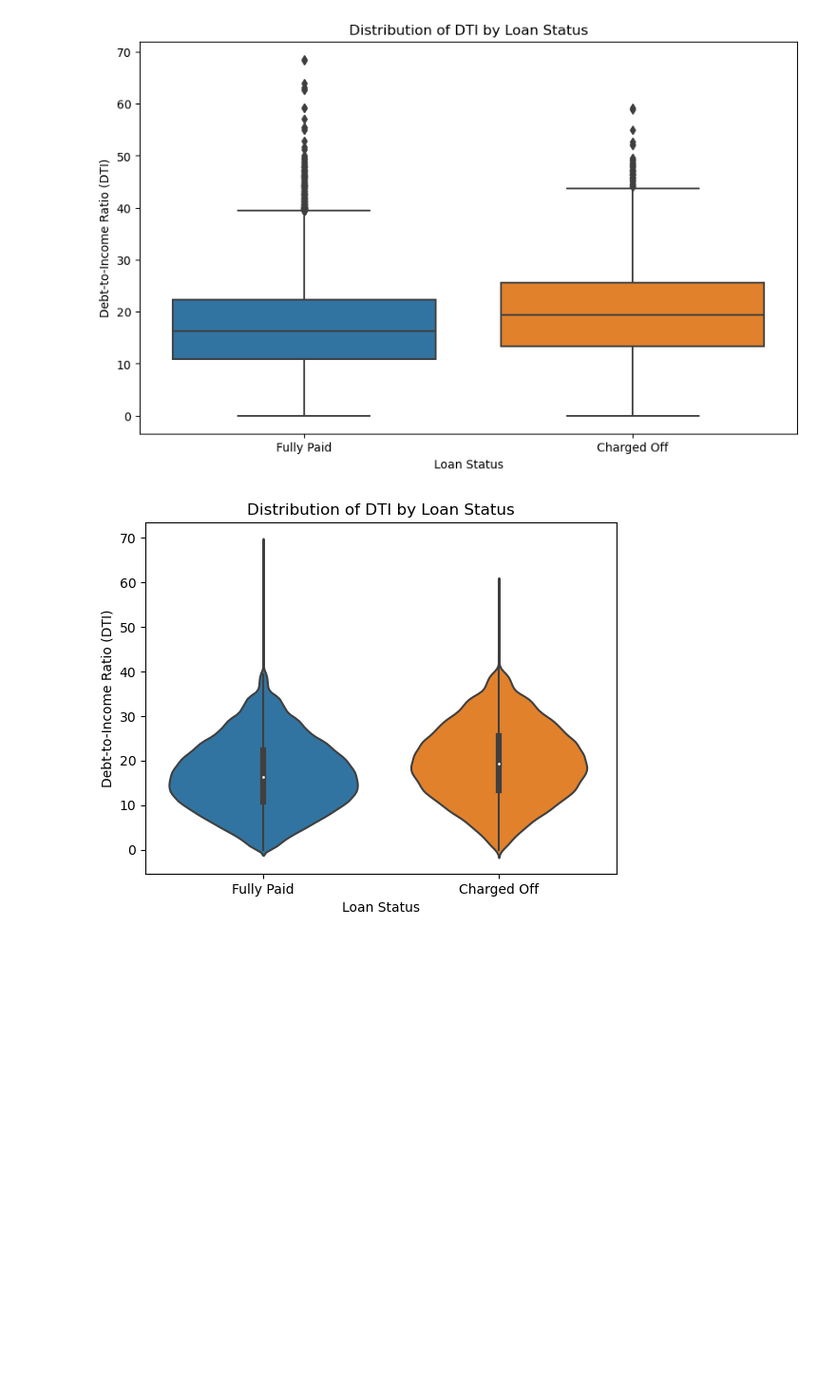
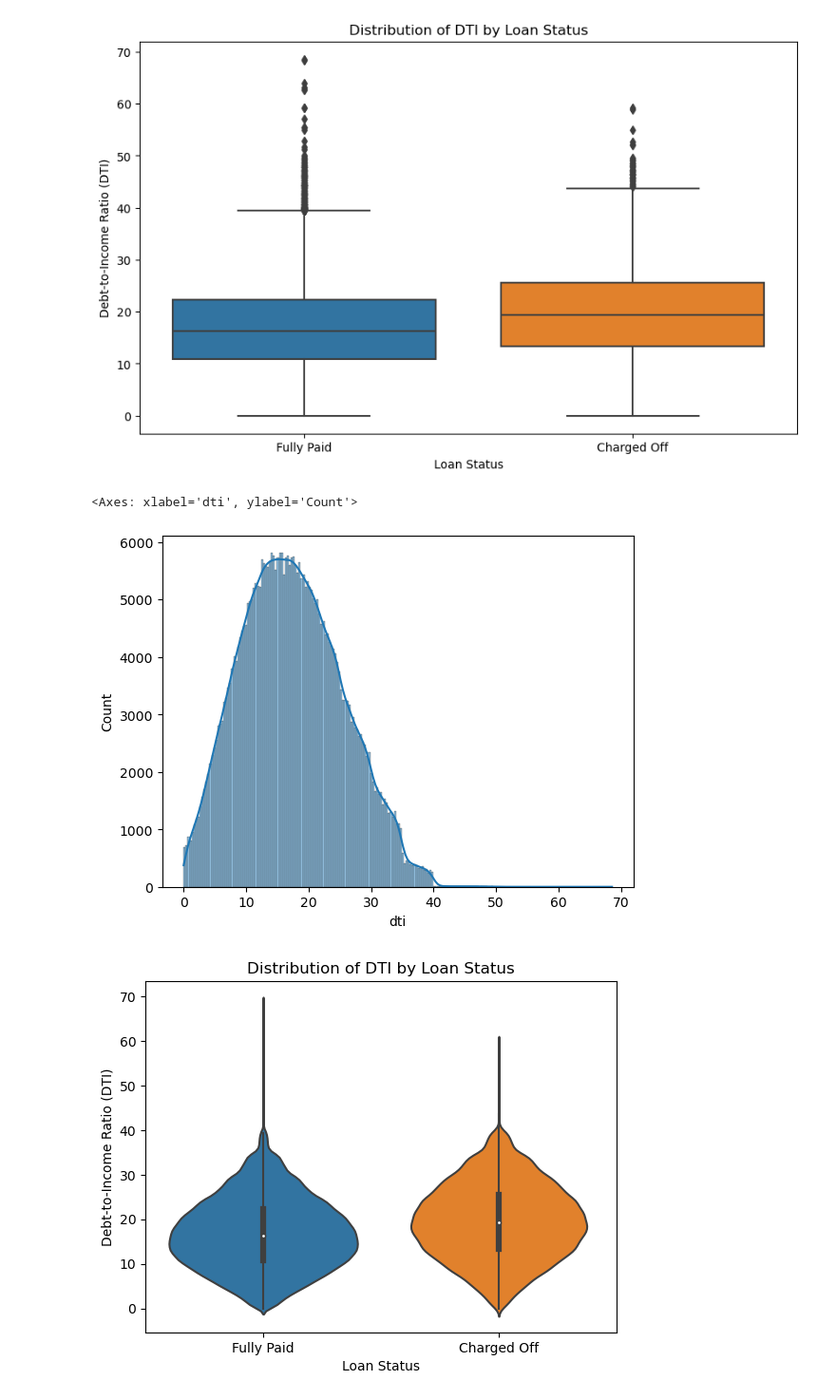
Before and after one commit to SaadNasir92/Group_project_1_SMU, a Jupyter notebook: sn_discovery.ipynb, the cells around one changed output. Shown at 95% size. Drawn from its saved outputs; the diff is of its cells as text; code cells hidden in the pictures; blank space fills up the shorter version.

```diff
--- a/sn_discovery.ipynb
+++ b/sn_discovery.ipynb
@@ -172,6 +168,13 @@ ax.set_xticklabels(['Fully Paid', 'Charged Off'])
 plt.show()
 # %% [output]
 [figure]
+# %%
+# Checking data.
+
+sns.histplot(raw_df.loc[raw_df['dti'] < 70], x='dti', kde=True)
+# %% [output]
+<Axes: xlabel='dti', ylabel='Count'>
+[figure, added]
 # %%
 ax = sns.violinplot(data=raw_df.loc[raw_df['dti'] < 70], x='loan_status', y='dti')
 
```
Also changed, not shown: parts of 6 cells of this notebook, 9 other files.
